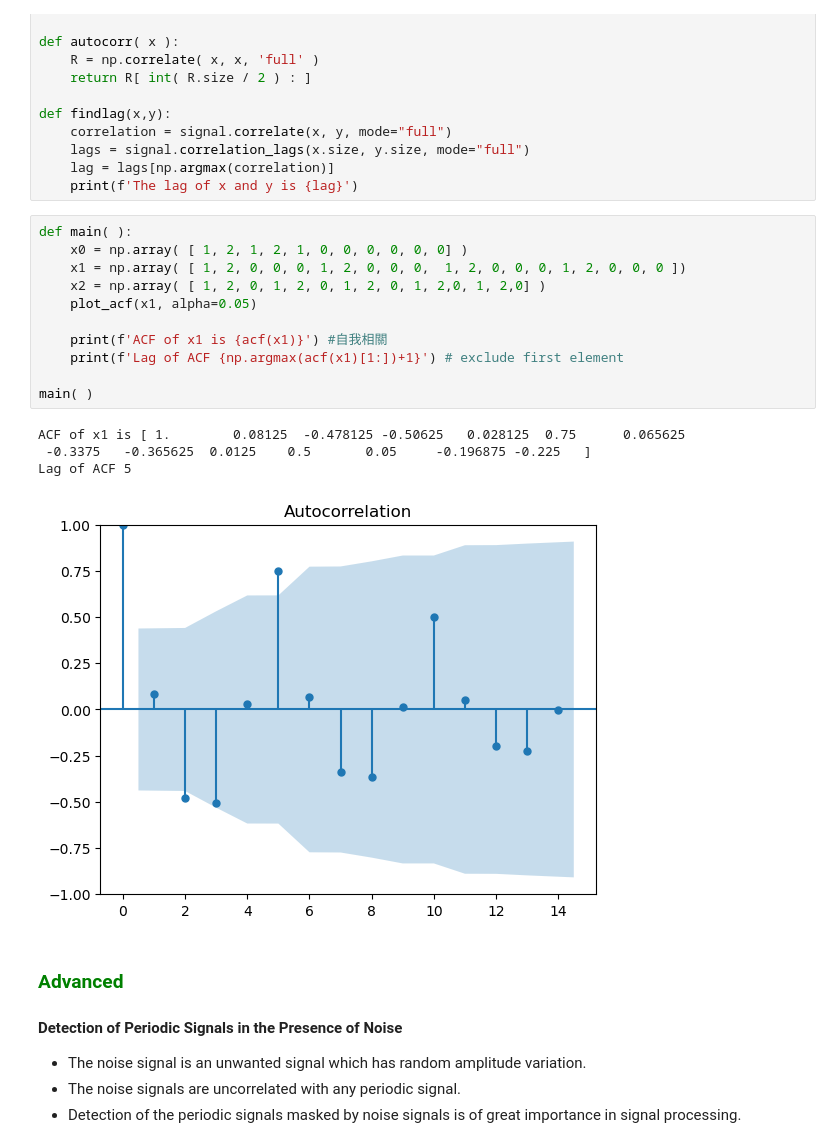
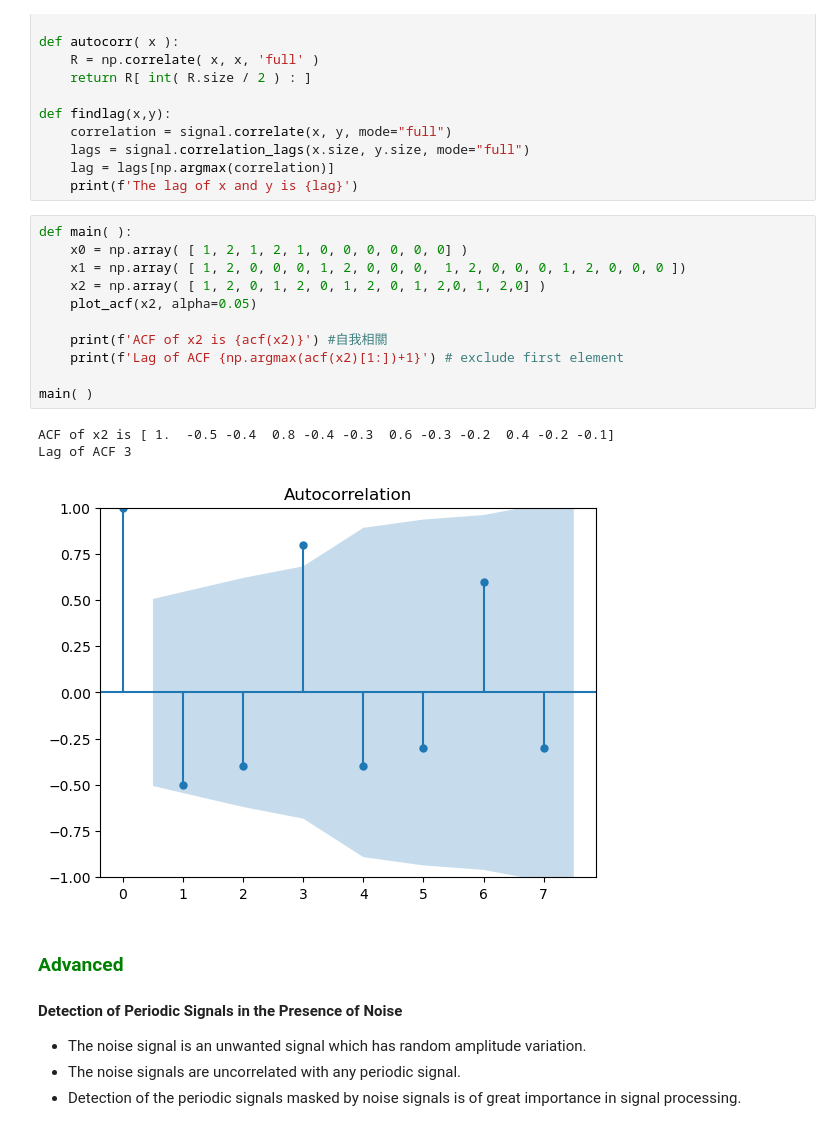
Before and after one commit to HoraceYang2019/Digital-Signal-Processing, a Jupyter notebook: D. Signal Preprocess/8. Correlation.ipynb, the cells around one changed output. Cells and saved outputs as stored; diff of their text form.

```diff
--- a/D. Signal Preprocess/8. Correlation.ipynb
+++ b/D. Signal Preprocess/8. Correlation.ipynb
@@ -266,19 +311,18 @@ def findlag(x,y):
 # %%
 def main( ):
     x0 = np.array( [ 1, 2, 1, 2, 1, 0, 0, 0, 0, 0, 0] )
     x1 = np.array( [ 1, 2, 0, 0, 0, 1, 2, 0, 0, 0,  1, 2, 0, 0, 0, 1, 2, 0, 0, 0 ])
     x2 = np.array( [ 1, 2, 0, 1, 2, 0, 1, 2, 0, 1, 2,0, 1, 2,0] )
-    plot_acf(x1, alpha=0.05)
+    plot_acf(x2, alpha=0.05)
 
-    print(f'ACF of x1 is {acf(x1)}') #自我相關
-    print(f'Lag of ACF {np.argmax(acf(x1)[1:])+1}') # exclude first element
+    print(f'ACF of x2 is {acf(x2)}') #自我相關
+    print(f'Lag of ACF {np.argmax(acf(x2)[1:])+1}') # exclude first element
 
 main( )
 # %% [output]
-ACF of x1 is [ 1.        0.08125  -0.478125 -0.50625   0.028125  0.75      0.065625
- -0.3375   -0.365625  0.0125    0.5       0.05     -0.196875 -0.225   ]
-Lag of ACF 5
+ACF of x2 is [ 1.  -0.5 -0.4  0.8 -0.4 -0.3  0.6 -0.3 -0.2  0.4 -0.2 -0.1]
+Lag of ACF 3
-[figure, old version]
+[figure, new version]
 # %% [markdown]
 ### <font color='green'> Advanced </font>
 #### Detection of Periodic Signals in the Presence of Noise
```
Also changed, not shown: parts of 36 cells of this notebook, 1 other file.
